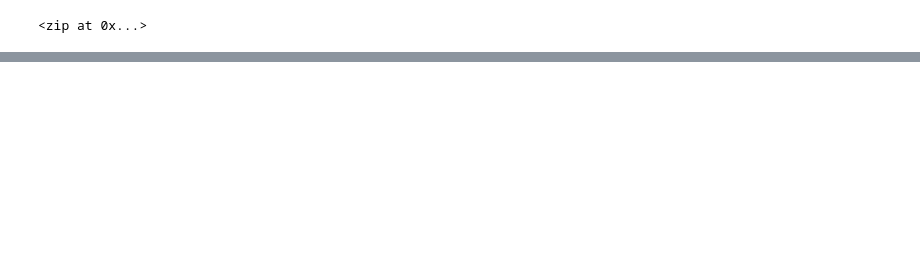
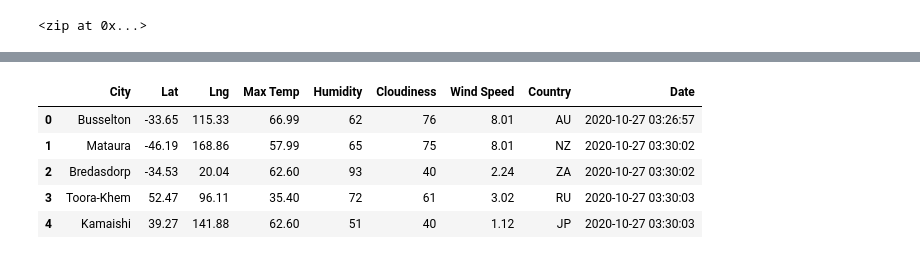
Before and after one commit to charlieburd/world_weather_analysis, a Jupyter notebook: WeatherPy.ipynb, the cells around one changed output, grey strips where cells are left out. Drawn from its saved outputs; the diff is of its cells as text; code cells hidden in the pictures; blank space fills up the shorter version.

```diff
--- a/WeatherPy.ipynb
+++ b/WeatherPy.ipynb
@@ -6,0 +13,4 @@ from citipy import citipy
+# %%
+# Starting URL for Weather Map API Call.
+url = "http://api.openweathermap.org/data/2.5/weather?units=Imperial&APPID=" + weather_api_key
+print(url)
@@ -31,0 +125,11 @@ len(cities)
+# %%
+#convert the array of dictionaries to a Pandas DataFrame
+city_data_df = pd.DataFrame(city_data)
+city_data_df.head()
+# %% [output]
+|  | City | Lat | Lng | Max Temp | Humidity | Cloudiness | Wind Speed | Country | Date |
+| 0 | Busselton | -33.65 | 115.33 | 66.99 | 62 | 76 | 8.01 | AU | 2020-10-27 03:26:57 |
+| 1 | Mataura | -46.19 | 168.86 | 57.99 | 65 | 75 | 8.01 | NZ | 2020-10-27 03:30:02 |
+| 2 | Bredasdorp | -34.53 | 20.04 | 62.60 | 93 | 40 | 2.24 | ZA | 2020-10-27 03:30:02 |
+| 3 | Toora-Khem | 52.47 | 96.11 | 35.40 | 72 | 61 | 3.02 | RU | 2020-10-27 03:30:03 |
+| 4 | Kamaishi | 39.27 | 141.88 | 62.60 | 51 | 40 | 1.12 | JP | 2020-10-27 03:30:03 |
```
Also changed, not shown: parts of 6 cells of this notebook, 3 other files.
